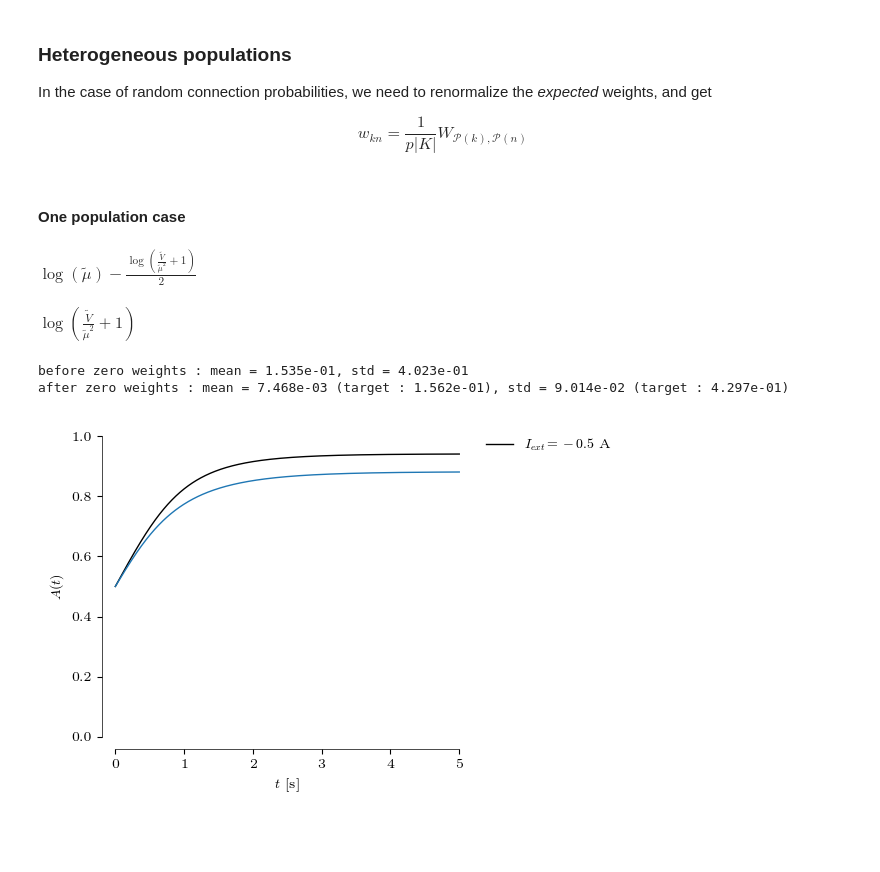
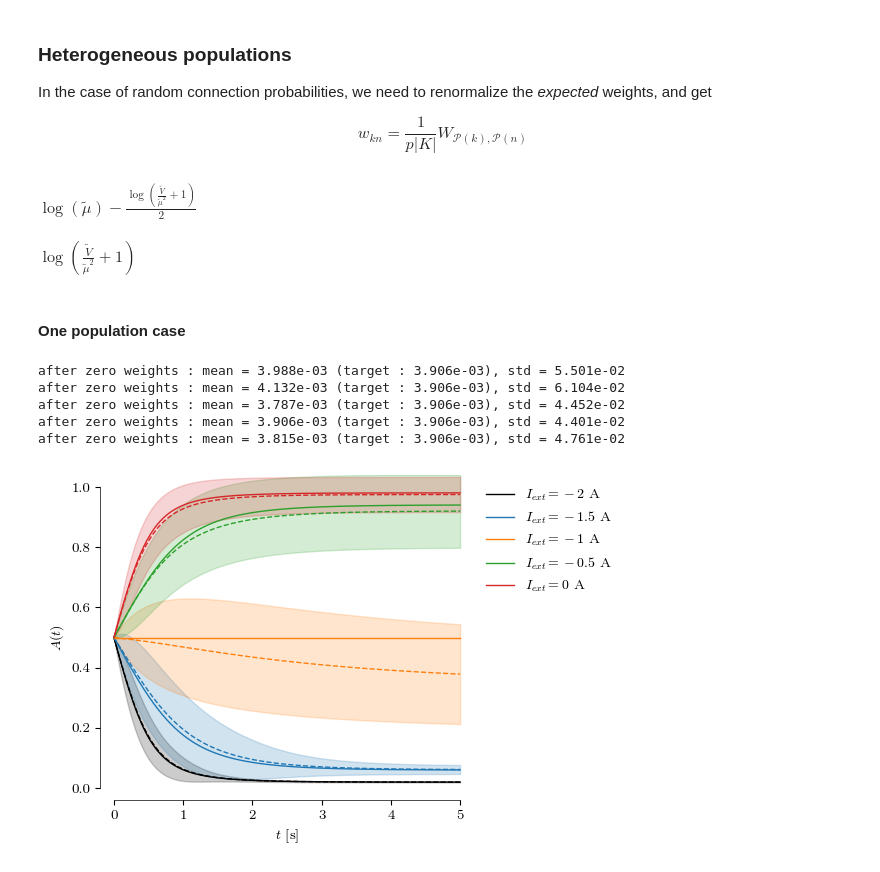
Before and after one commit to ninivert/BIO465-cortical-surround-suppression, a Jupyter notebook: src/notebook.ipynb, the cells around one changed output. Drawn from its saved outputs; the diff is of its cells as text; code cells hidden in the pictures; blank space fills up the shorter version.

```diff
--- a/src/notebook.ipynb
+++ b/src/notebook.ipynb
@@ -176,8 +176,8 @@ fig, ax = plt.subplots(dpi=100)
 pop = Populations(W=np.array([[5]]), tau=0.60, R=1, gain_fn=sigmoid, I_ext=Flat(-2))
 
 for h0, (linecolor, linestyle) in zip(
-	(-1, -0.35747913 - 0.01, -0.35747913, -0.35747913 + 0.01, 1),
-	(('k', '-'), ('k', '--'), ('tab:grey', '-'), ('tab:blue', '--'), ('tab:blue', '-'))
+	reversed((-1, -0.35747913 - 0.01, -0.35747913, -0.35747913 + 0.01, 1)),
+	reversed((('k', '-'), ('k', '--'), ('tab:grey', '-'), ('tab:blue', '--'), ('tab:blue', '-')))
 ):
 	res = pop.simulate_h(np.array([h0]), (0, 6), dt_max=0.01)
 	ax.plot(
@@ -187,7 +187,7 @@ for h0, (linecolor, linestyle) in zip(
 	)
 
 ax.set_xlabel('$t$ [s]')
-ax.set_ylabel('$A(t) \\approx F(h(t))$ [Hz]')
+ax.set_ylabel('$A(t) \\approx \\sigma(h(t))$ [Hz]')
 ax.set_ylim((0, 1))
 data_lim(ax, which='x')
 breathe(ax)
@@ -909,17 +935,41 @@ In the case of random connection probabilities, we need to renormalize the _expe
 $$
 w_{kn} = \frac{1}{p |K|} W_{\mathcal P(k), \mathcal P(n)}
 $$
+# %%
+mu, var = sp.symbols('\\mu V', real=True)
+mu_, var_ = sp.symbols('\\tilde{\\mu} \\tilde{V}', real=True)
+for sol in sp.solve((
+	mu_ - sp.exp(mu + var/2),
+	var_ - (sp.exp(var) - 1)*sp.exp(2*mu + var)
+), (mu, var))[0]:
+	display(sol)
+# %% [output]
+$\displaystyle \log{\left(\tilde{\mu} \right)} - \frac{\log{\left(\frac{\tilde{V}}{\tilde{\mu}^{2}} + 1 \right)}}{2}$
+$\displaystyle \log{\left(\frac{\tilde{V}}{\tilde{\mu}^{2}} + 1 \right)}$
+# %%
+def hetero_weights(W, K=128, p=0.05, sigma_mult=2.75):
+	def block(w):
+		# target mean and std
+		mu = np.abs(w/(K*p))
+		std = sigma_mult*mu
+
+		# input parameters
+		mu_normal = np.log(mu) - np.log(std**2/mu**2 + 1)/2
+		std_normal = np.sqrt(np.log(std**2/mu**2 + 1))
+		# WARNING : lognormal takes (mu, std) of the underlying _normal_ distribution !!
+		block = np.random.lognormal(mean=mu_normal, sigma=std_normal, size=(K, K))
+
+		# set the sign
+		block =np.copysign(block, w)
+
+		# set non-connections to 0
+		conn_mask = np.random.random((K, K)) < p
+		block[~conn_mask] = 0
+
+		print(f'after zero weights : mean = {np.mean(block.flat):.3e} (target : {w/K:.3e}), std = {np.std(block.flat):.3e}')
+
+		return block
+
+	return np.block([[block(W_ij) for W_ij in W_i] for W_i in W])
 # %% [markdown]
 #### One population case
-# %%
-import sympy as sp
-mu, var = sp.symbols('\\mu V', real=True)
-mu_, var_ = sp.symbols('\\tilde{\\mu} \\tilde{V}', real=True)
-for sol in sp.solve((
-	mu_ - sp.exp(mu + var/2),
-	var_ - (sp.exp(var) - 1)*sp.exp(2*mu + var)
-), (mu, var))[0]:
-	display(sol)
-# %% [output]
-$\displaystyle \log{\left(\tilde{\mu} \right)} - \frac{\log{\left(\frac{\tilde{V}}{\tilde{\mu}^{2}} + 1 \right)}}{2}$
-$\displaystyle \log{\left(\frac{\tilde{V}}{\tilde{\mu}^{2}} + 1 \right)}$
@@ -954,45 +976,52 @@ def hetero_weights(W, K=128, p=0.05, sigma_mult=2.75):
 # %%
 np.random.seed(0)  # reproducible results
-K = 256  # number of neurons in a population
+K = 512  # number of neurons in a population
 
 plt.close()
 fig, ax = plt.subplots(dpi=100)
 
-# for I_ext in (-2, -1.5, -1, -0.5, 0):
-for I_ext in (-0.5,):
+for I_ext in (-2, -1.5, -1, -0.5, 0):
+# for I_ext in (-0.5,):
 	pop_renorm = Populations(
 		W=np.array([[2]]),
 		tau=np.array([0.6]),
 		R=1,
 		gain_fn=sigmoid,
 		I_ext=Flat(I_ext)
 	)
 
 	pop = Populations(
 		W=hetero_weights(pop_renorm.W, K=K, p=0.05, sigma_mult=2.75),
 		# W=hetero_weights(pop_renorm.W, K=K, p=1, sigma_mult=2.75),
 		tau=np.full(K, pop_renorm.tau[0]),
 		R=1,
 		gain_fn=sigmoid,
 		I_ext=Flat(I_ext)
 	)
 
 	res_renorm = pop_renorm.simulate_h(np.array([0]), (0, 5), dt_max=0.01)
 	res = pop.simulate_h(np.zeros(K), (0, 5), dt_max=0.01)
 
 	line, = ax.plot(res_renorm.t, pop_renorm.gain_fn(res_renorm.y[0]), label=f'$I_{{ext}} = {I_ext}$ A')
-	# ax.plot(res.t, pop.gain_fn(res.y).T, linewidth=0.1, color=line.get_color())
-	ax.plot(res.t, pop.gain_fn(np.mean(res.y, axis=0)))
+	# ax.plot(res.t, pop.gain_fn(res.y).T, linewidth=0.05, color=line.get_color(), zorder=-1)
+	ax.plot(res.t, pop.gain_fn(np.mean(res.y, axis=0)), color=line.get_color(), linestyle='dashed')
+	ax.fill_between(
+		res.t, pop.gain_fn(np.mean(res.y, axis=0)) - np.std(pop.gain_fn(res.y), axis=0), pop.gain_fn(np.mean(res.y, axis=0)) + np.std(pop.gain_fn(res.y), axis=0),
+		alpha=0.2, color=line.get_color()
+	)
 
 ax.set_ylabel('$A(t)$')
 ax.set_xlabel('$t$ [s]')
 ax.set_ylim((0, 1))
 data_lim(ax, 'x')
 breathe(ax)
 ax.legend(bbox_to_anchor=(1, 1), loc='upper left')
 plt.show(fig)
 # %% [output]
-before zero weights : mean = 1.535e-01, std = 4.023e-01
-after zero weights : mean = 7.468e-03 (target : 1.562e-01), std = 9.014e-02 (target : 4.297e-01)
+after zero weights : mean = 3.988e-03 (target : 3.906e-03), std = 5.501e-02
+after zero weights : mean = 4.132e-03 (target : 3.906e-03), std = 6.104e-02
+after zero weights : mean = 3.787e-03 (target : 3.906e-03), std = 4.452e-02
+after zero weights : mean = 3.906e-03 (target : 3.906e-03), std = 4.401e-02
+after zero weights : mean = 3.815e-03 (target : 3.906e-03), std = 4.761e-02
-[figure, old version]
+[figure, new version]
 # %%
```
Also changed, not shown: parts of 16 cells of this notebook, 8 other files.
